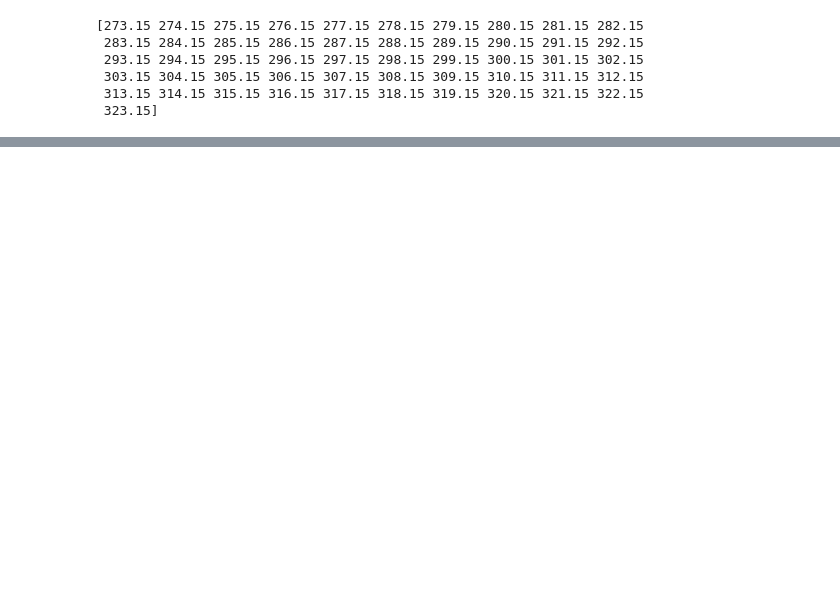
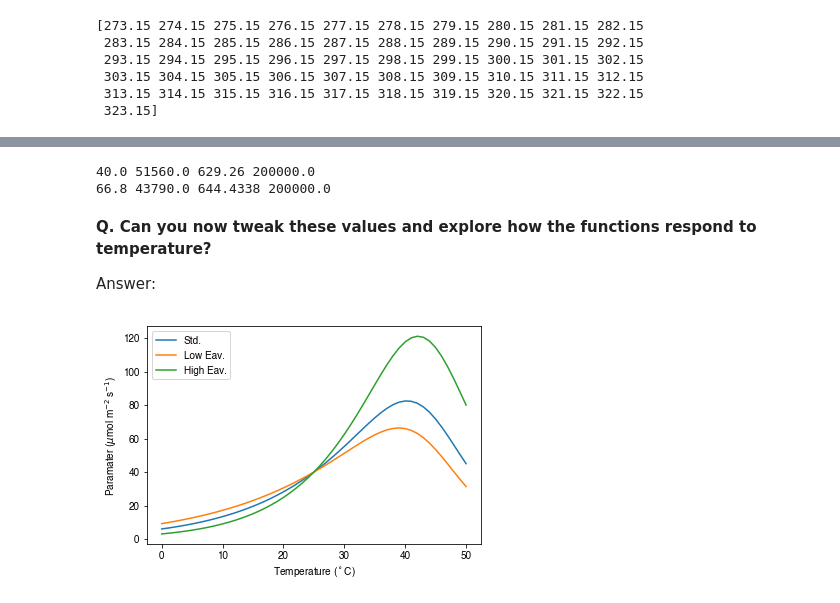
Before and after one commit to mdekauwe/BEES3041_lab_photosynthesis, a Jupyter notebook: BEES3041_lab.ipynb, the cells around one changed output, grey strips where cells are left out. Cells and saved outputs as stored; diff of their text form; code cells hidden in the pictures; blank space fills up the shorter version.

```diff
--- a/BEES3041_lab.ipynb
+++ b/BEES3041_lab.ipynb
@@ -63,0 +73,23 @@ plt.show()
+# %%
+print(p.Vcmax25, p.Eav, p.deltaSv, p.Hdv)
+print(p.Jmax25, p.Eaj, p.deltaSj, p.Hdj)
+# %% [output]
+40.0 51560.0 629.26 200000.0
+66.8 43790.0 644.4338 200000.0
+# %% [markdown]
+**Q. Can you now tweak these values and explore how the functions respond to temperature?**
+
+Answer:
+# %%
+Vcmax2 = F.peaked_arrh(p.Vcmax25, 40000., Tleaf, p.deltaSv, p.Hdv)
+Vcmax3 = F.peaked_arrh(p.Vcmax25, 70000., Tleaf, p.deltaSv, p.Hdv)
+
+plt.plot(Tleaf-c.DEG_2_KELVIN, Vcmax, label="Std.")
+plt.plot(Tleaf-c.DEG_2_KELVIN, Vcmax2, label="Low Eav.")
+plt.plot(Tleaf-c.DEG_2_KELVIN, Vcmax3, label="High Eav.")
+plt.legend(numpoints=1, loc="best")
+plt.ylabel("Paramater ($\mu$mol m$^{-2}$ s$^{-1}$)")
+plt.xlabel("Temperature ($^\circ$C)")
+plt.show()
+# %% [output]
+[figure, added]
```
Also changed, not shown: parts of 7 cells of this notebook, 4 other files.
